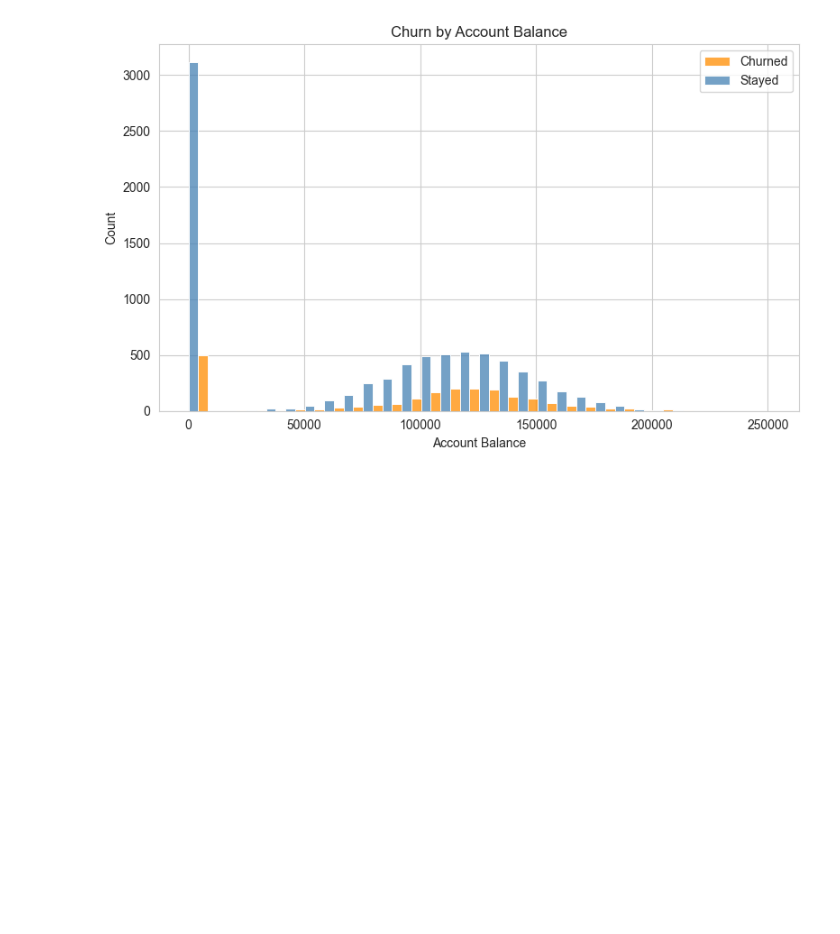
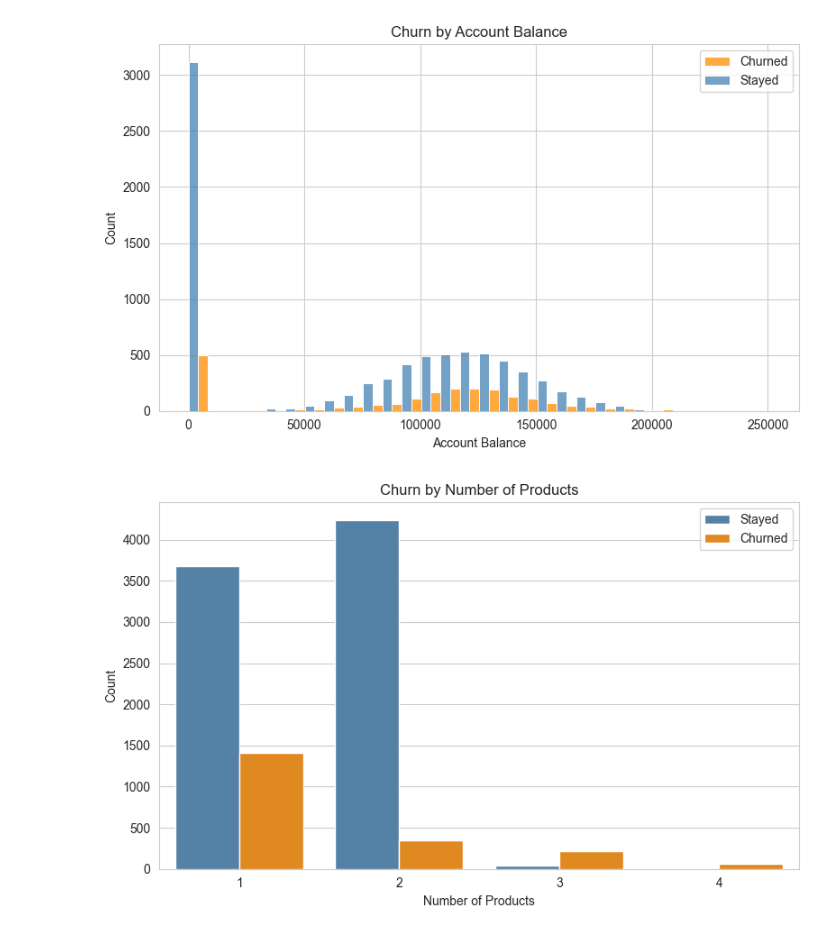
Before and after one commit to noelle-mburu/customer-churn-prediction, a Jupyter notebook: churn_analysis.ipynb, the cells around one changed output. Drawn from its saved outputs; the diff is of its cells as text; code cells hidden in the pictures; blank space fills up the shorter version.

Commit message:
EDA: Added Number Of Products Visualization

```diff
--- a/churn_analysis.ipynb
+++ b/churn_analysis.ipynb
@@ -183,3 +177,19 @@ plt.savefig('churn_by_balance.png')
 plt.show()
 # %% [output]
 [figure]
+# %%
+# The business logic: customers with more products may be more engaged and less likely to churn
+# or they may be more likely to churn if they are dissatisfied with one of the products.
+# 6. Number of products: Does having more products correlate with lower churn?
+
+plt.figure(figsize=(8,5))
+sns.countplot(data=df, x='NumOfProducts', hue='Exited', palette=count_palette)
+plt.title('Churn by Number of Products')
+plt.xlabel('Number of Products')
+plt.ylabel('Count')
+plt.legend(labels=['Stayed', 'Churned'])
+plt.tight_layout()
+plt.savefig('churn_by_num_of_products.png')
+plt.show()
+# %% [output]
+[figure, added]
```
Also changed, not shown: parts of 3 cells of this notebook, 2 other files.
